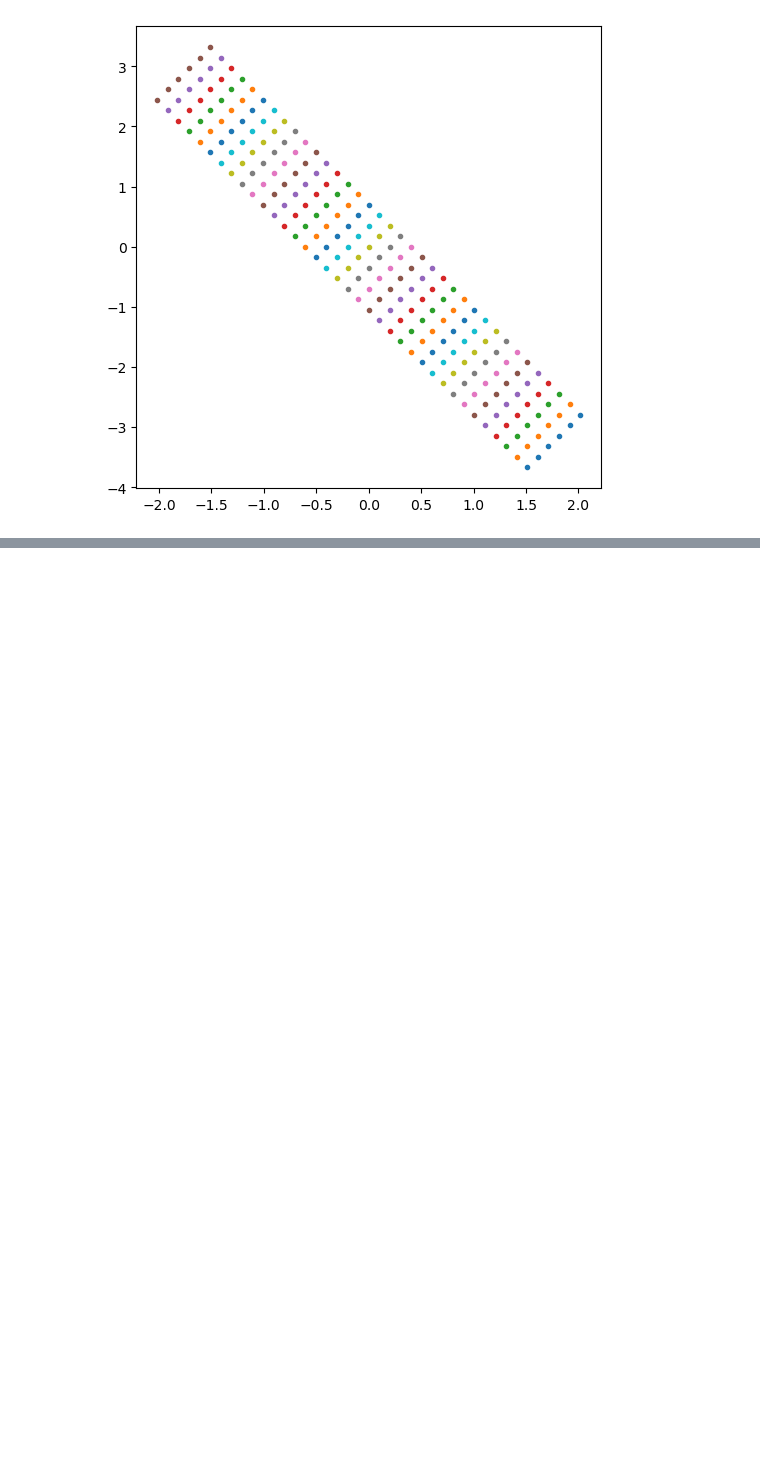
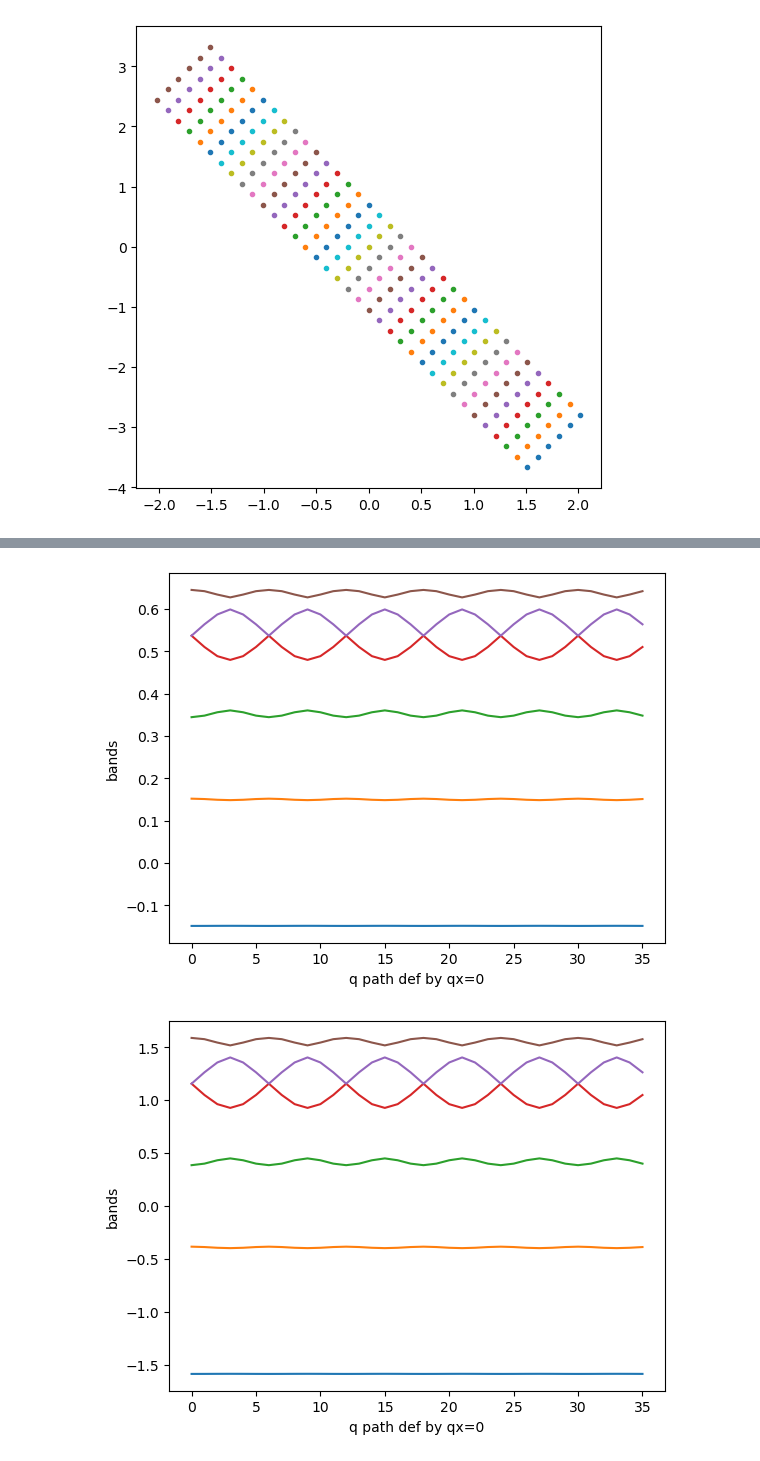
Before and after one commit to TZacha2001/MasterThesisFQHinTMDs, a Jupyter notebook: DD_Response_PADE_FullModel.ipynb, the cells around one changed output, grey strips where cells are left out. Drawn from its saved outputs; the diff is of its cells as text; code cells hidden in the pictures; blank space fills up the shorter version.

```diff
--- a/DD_Response_PADE_FullModel.ipynb
+++ b/DD_Response_PADE_FullModel.ipynb
@@ -855,3 +854,33 @@ Chi1RPA_diagramResTILDEattr_path_list, V1attr = ImplementPath(Chi1RPA_diagramRes
 Chi2RPA_diagramResTILDEattr_path_list, V2attr = ImplementPath(Chi2RPA_diagramResTILDEattr_list, PATH_GMK)
 Vs01 = len(V1_list)
 Vs02 = len(V2_list)
+# %%
+#plot the band structure along the GMKG-path
+def create_k_pathqx0_6sUC(L6):
+    path = []
+    for i in range(6*L6):
+        path.append((L6//2, i))
+    return path
+def create_k_pathqx0_3sUC(L3):
+    path = []
+    for i in range(3*L3):
+        path.append((L3//2, i))
+    return path
+
+def plotBands(path, ksi):
+    bandsPlot=[]
+    for qx, qy in path:
+        bandsPlot.append(ksi[qx,qy])
+    plt.plot(bandsPlot)
+    plt.xlabel('q path def by qx=0')
+    plt.ylabel('bands')
+    plt.show()
+
+path6sUC_qx0 =create_k_pathqx0_6sUC(L6)
+path3sUC_qx0 =create_k_pathqx0_3sUC(L3)
+plotBands(path6sUC_qx0, ksi1)
+plotBands(path6sUC_qx0, ksi21)
+plotBands(path3sUC_qx0, ksi22)
+# %% [output]
+[figure, added]
+[figure, added]
```
Also changed, not shown: parts of 11 cells of this notebook, 4 other files.
